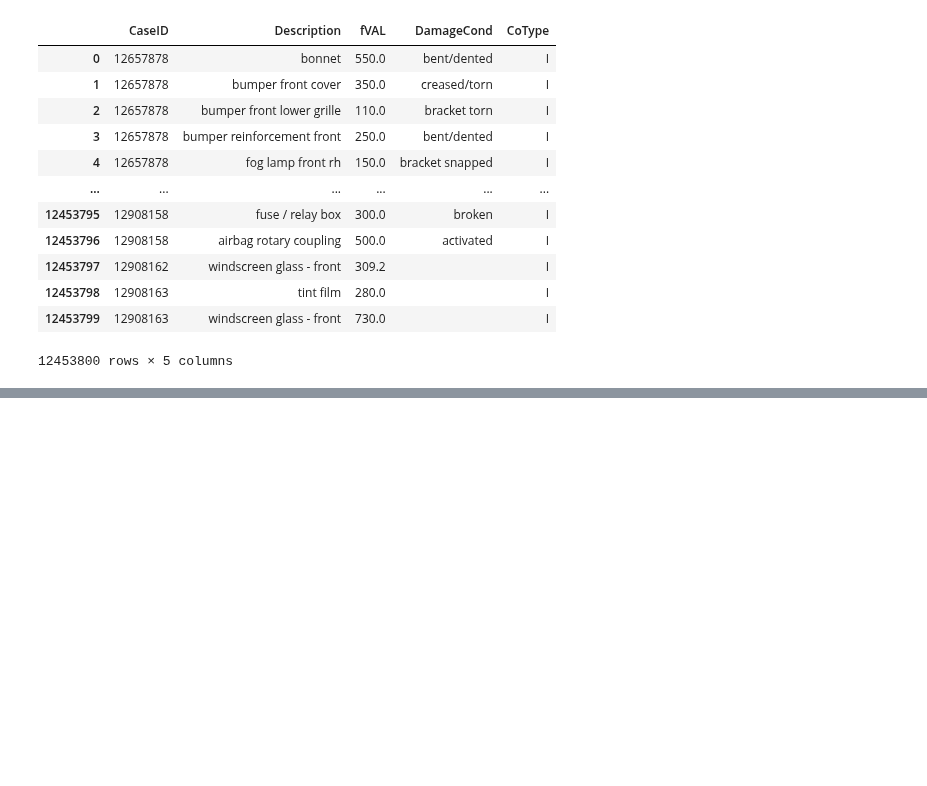
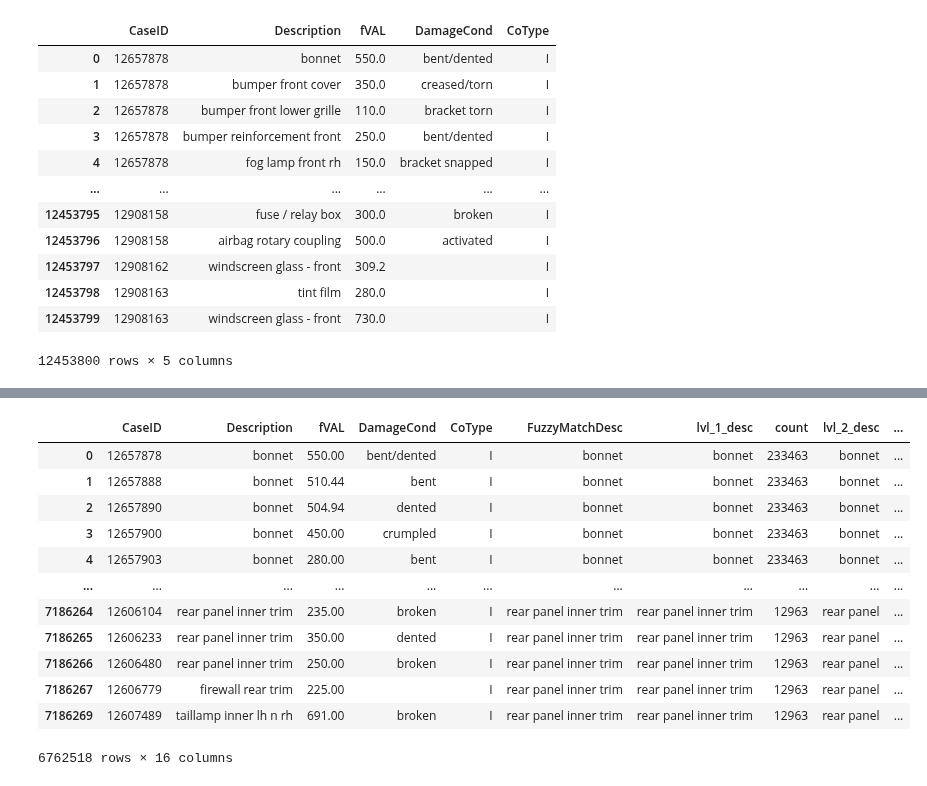
Before and after one commit to MLMonkATGY/DLDataPipeline, a Jupyter notebook: src/feature/PartlistLabel.ipynb, the cells around one changed output, grey strips where cells are left out. Saved outputs shown, nothing was run; the diff lists cells and outputs as text; code cells hidden in the pictures; blank space fills up the shorter version.

```diff
--- a/src/feature/PartlistLabel.ipynb
+++ b/src/feature/PartlistLabel.ipynb
@@ -184,0 +186,19 @@ partlistLabelDf
+# %%
+filterDmgCond = ["housing", "holder", "bracket"]
+# %%
+partlistLabelDf = partlistLabelDf[~partlistLabelDf["DamageCond"].str.contains("|".join(filterDmgCond))]
+partlistLabelDf
+# %% [output]
+|  | CaseID | Description | fVAL | DamageCond | CoType | FuzzyMatchDesc | lvl_1_desc | count | lvl_2_desc | ... |
+| 0 | 12657878 | bonnet | 550.00 | bent/dented | I | bonnet | bonnet | 233463 | bonnet | ... |
+| 1 | 12657888 | bonnet | 510.44 | bent | I | bonnet | bonnet | 233463 | bonnet | ... |
+| 2 | 12657890 | bonnet | 504.94 | dented | I | bonnet | bonnet | 233463 | bonnet | ... |
+| 3 | 12657900 | bonnet | 450.00 | crumpled | I | bonnet | bonnet | 233463 | bonnet | ... |
+| 4 | 12657903 | bonnet | 280.00 | bent | I | bonnet | bonnet | 233463 | bonnet | ... |
+| ... | ... | ... | ... | ... | ... | ... | ... | ... | ... | ... |
+| 7186264 | 12606104 | rear panel inner trim | 235.00 | broken | I | rear panel inner trim | rear panel inner trim | 12963 | rear panel | ... |
+| 7186265 | 12606233 | rear panel inner trim | 350.00 | dented | I | rear panel inner trim | rear panel inner trim | 12963 | rear panel | ... |
+| 7186266 | 12606480 | rear panel inner trim | 250.00 | broken | I | rear panel inner trim | rear panel inner trim | 12963 | rear panel | ... |
+| 7186267 | 12606779 | firewall rear trim | 225.00 |  | I | rear panel inner trim | rear panel inner trim | 12963 | rear panel | ... |
+| 7186269 | 12607489 | taillamp inner lh n rh | 691.00 | broken | I | rear panel inner trim | rear panel inner trim | 12963 | rear panel | ... |
+6762518 rows × 16 columns
```
Also changed, not shown: parts of 22 cells of this notebook, 8 other files.
